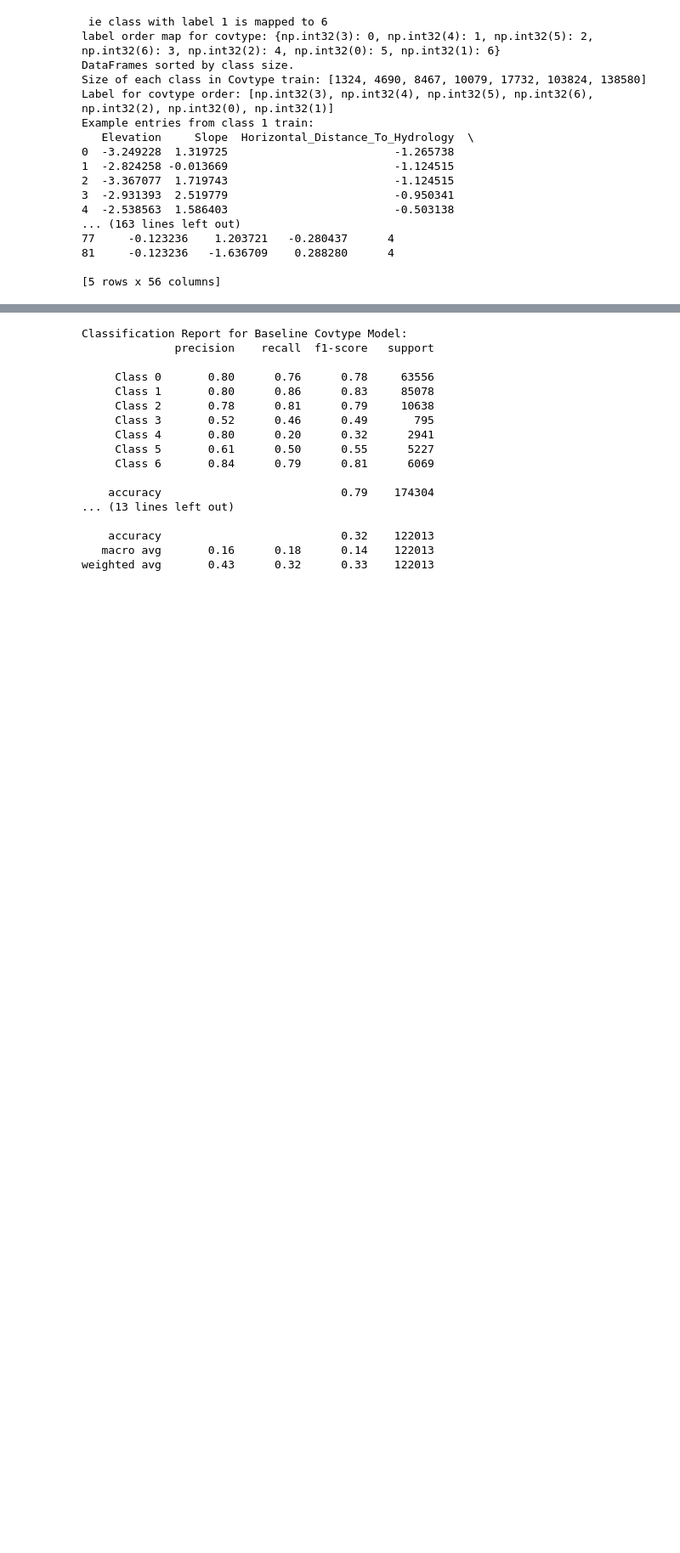
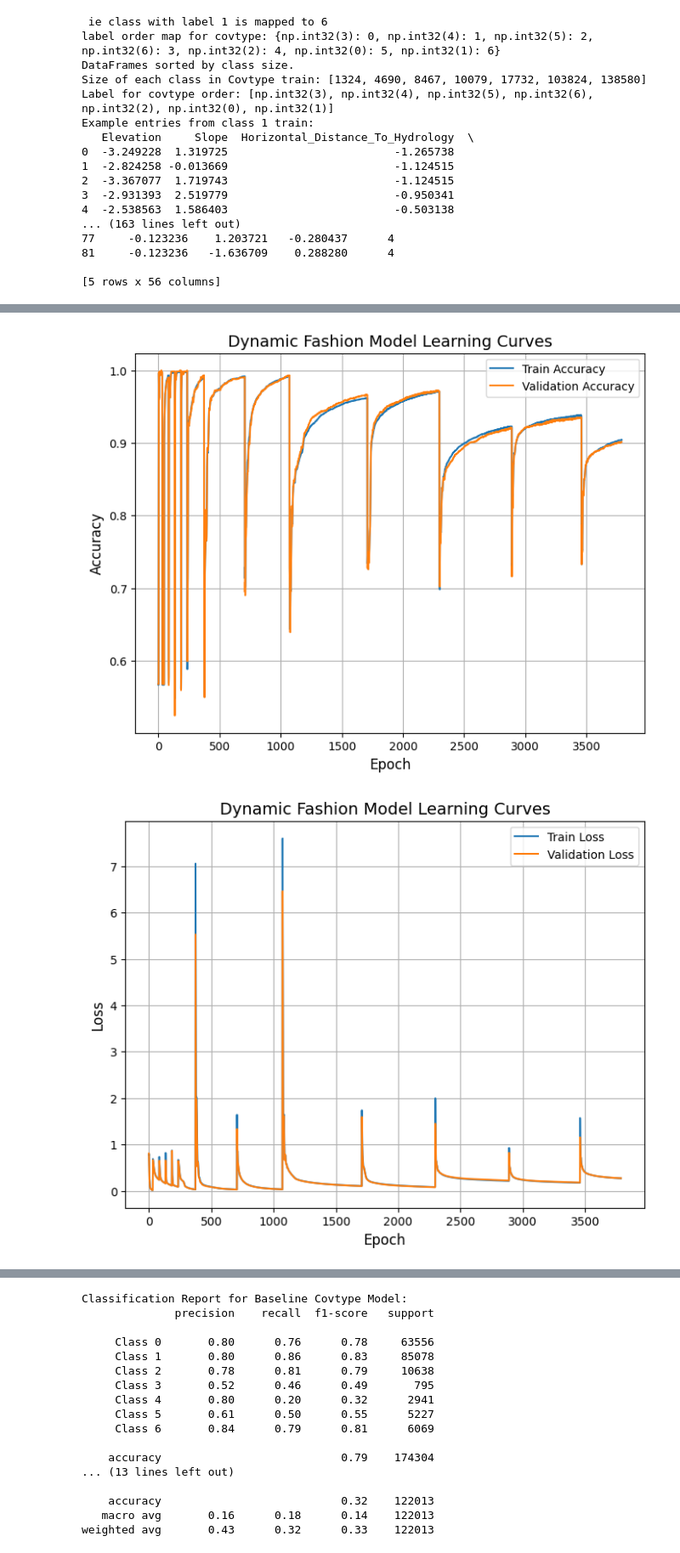
Before and after one commit to grantxxcoder/25849646rw441Assignment3, a Jupyter notebook: src/code.ipynb, the cells around one changed output, grey strips where cells are left out. Shown: that part at 85% size. Cells and saved outputs as stored; diff of their text form; code cells hidden in the pictures; blank space fills up the shorter version.

```diff
--- a/src/code.ipynb
+++ b/src/code.ipynb
@@ -666,0 +698,9 @@ print(dfs_cov_all_train[0].shape, dfs_cov_all_validation[0].shape)
+# %%
+input_dim_fashion = X_train_fashion.shape[1]
+activation_fashion = optimal_params_fashion['activation']
+model_fashion_dynamic = DynamicMLP(input_dim_fashion).to(device)
+optimizer_fashion_dynamic = torch.optim.Adam(model_fashion_dynamic.parameters(), lr=optimal_params_fashion['lr'])
+criterion = nn.CrossEntropyLoss()
+train_acc, test_acc, train_losses, val_losses = train_complex_model(model_fashion_dynamic, optimizer_fashion_dynamic, criterion, optimal_params_fashion, dfs_fashion_all_train, dfs_fashion_all_validation, epochs=5000)
+
+model_fashion_dynamic.print_structure()
@@ -666,0 +741,5 @@ print(dfs_cov_all_train[0].shape, dfs_cov_all_validation[0].shape)
+# %%
+plot_learning_curves(train_acc, test_acc, train_losses, val_losses, title="Dynamic Fashion Model Learning Curves")
+# %% [output]
+[figure, added]
+[figure, added]
```
Also changed, not shown: parts of 14 cells of this notebook, 1 other file.
